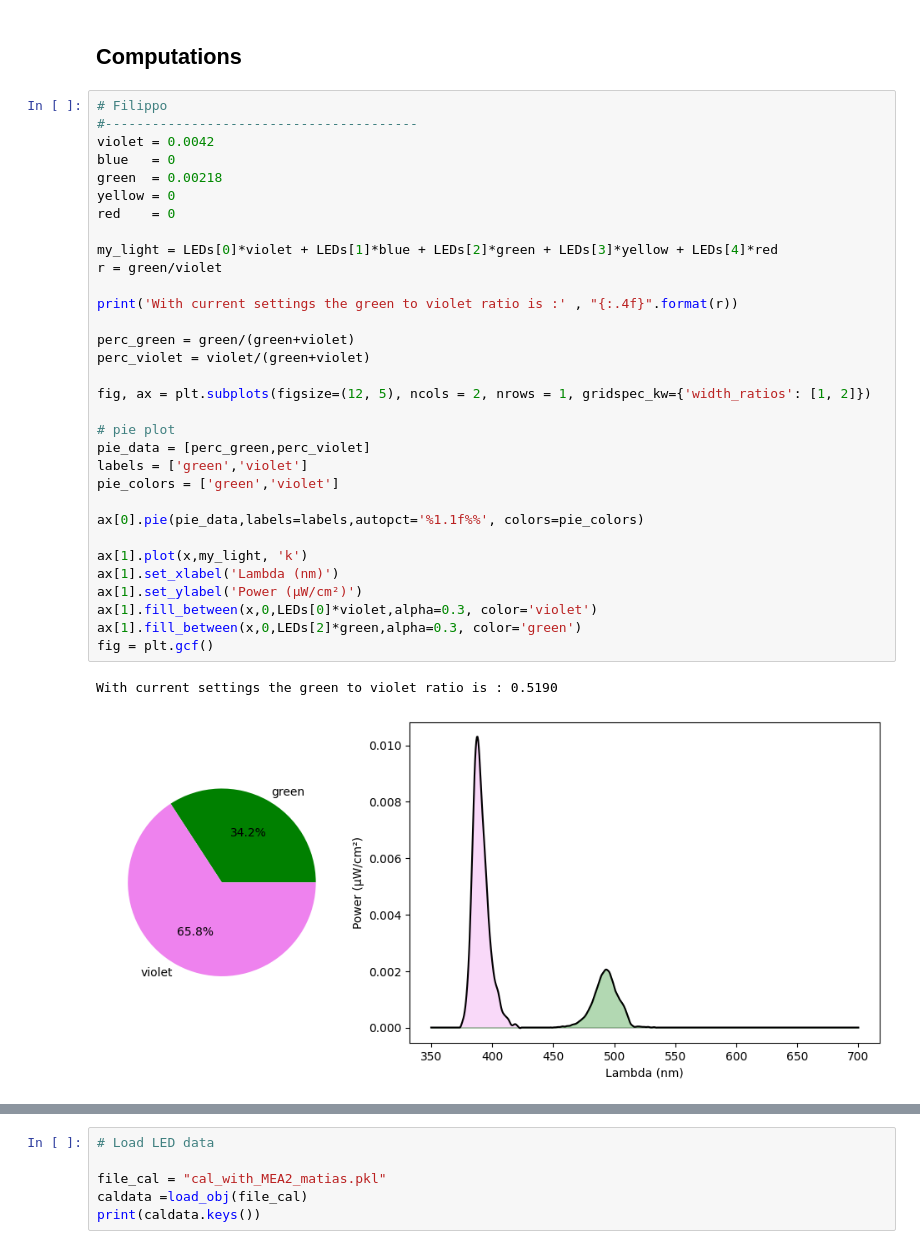
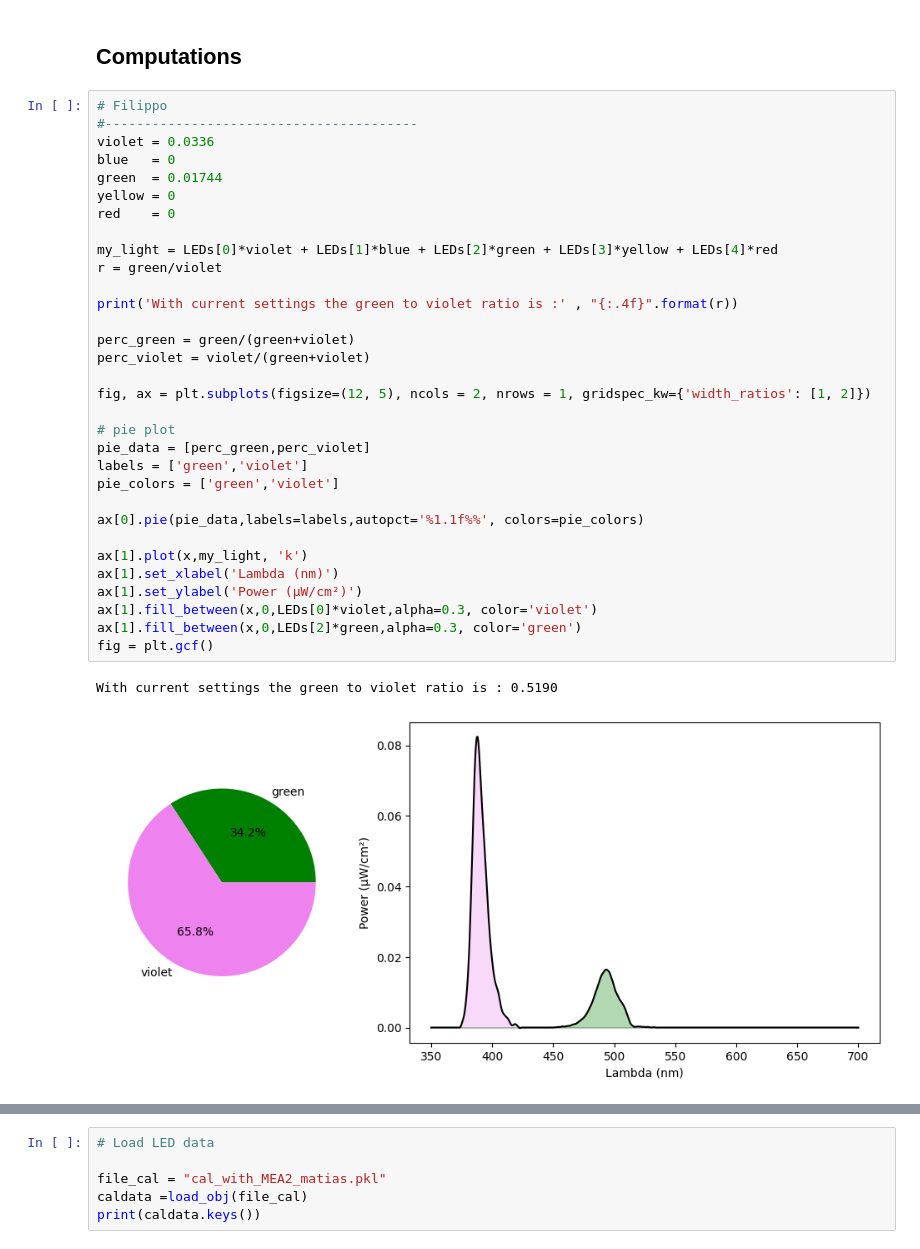
Before and after one commit to FilippoCastellani/photoreceptor_isomerisation, a Jupyter notebook: Calculate_isomerizations.ipynb, the cells around one changed output, grey strips where cells are left out. Drawn from its saved outputs; the diff is of its cells as text.

Commit message:
Update Calculate_isomerizations.ipynb
Adjusted values for green and uv combination

```diff
--- a/Calculate_isomerizations.ipynb
+++ b/Calculate_isomerizations.ipynb
@@ -457,38 +457,38 @@ Write_fancy(ISO_result,F='scientific')
 # %%
 # Filippo
 #----------------------------------------
-violet = 0.0042
+violet = 0.0336
 blue   = 0
-green  = 0.00218
+green  = 0.01744
 yellow = 0
 red    = 0
 
 my_light = LEDs[0]*violet + LEDs[1]*blue + LEDs[2]*green + LEDs[3]*yellow + LEDs[4]*red
 r = green/violet
 
 print('With current settings the green to violet ratio is :' , "{:.4f}".format(r))
 
 perc_green = green/(green+violet)
 perc_violet = violet/(green+violet)
 
 fig, ax = plt.subplots(figsize=(12, 5), ncols = 2, nrows = 1, gridspec_kw={'width_ratios': [1, 2]})
 
 # pie plot
 pie_data = [perc_green,perc_violet]
 labels = ['green','violet']
 pie_colors = ['green','violet']
 
 ax[0].pie(pie_data,labels=labels,autopct='%1.1f%%', colors=pie_colors)
 
 ax[1].plot(x,my_light, 'k')
 ax[1].set_xlabel('Lambda (nm)')
 ax[1].set_ylabel('Power (µW/cm²)')
 ax[1].fill_between(x,0,LEDs[0]*violet,alpha=0.3, color='violet')
 ax[1].fill_between(x,0,LEDs[2]*green,alpha=0.3, color='green')
 fig = plt.gcf()
 # %% [output]
 With current settings the green to violet ratio is : 0.5190
-[figure, old version]
+[figure, new version]
 # %%
 NDfilter = 0
 Transmission =  10**(-NDfilter/10)
```
Also changed, not shown: parts of 2 cells of this notebook.
